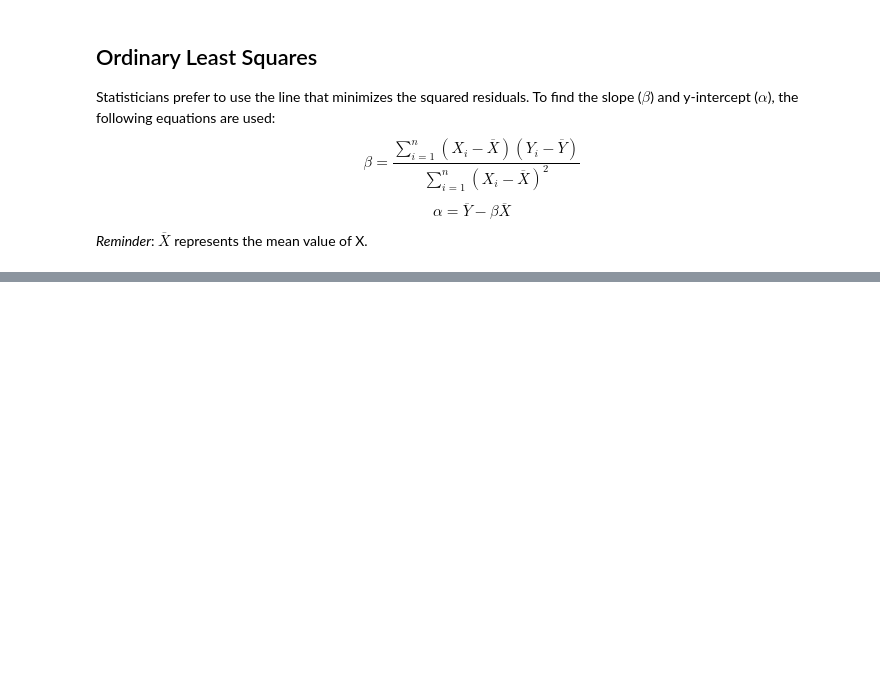
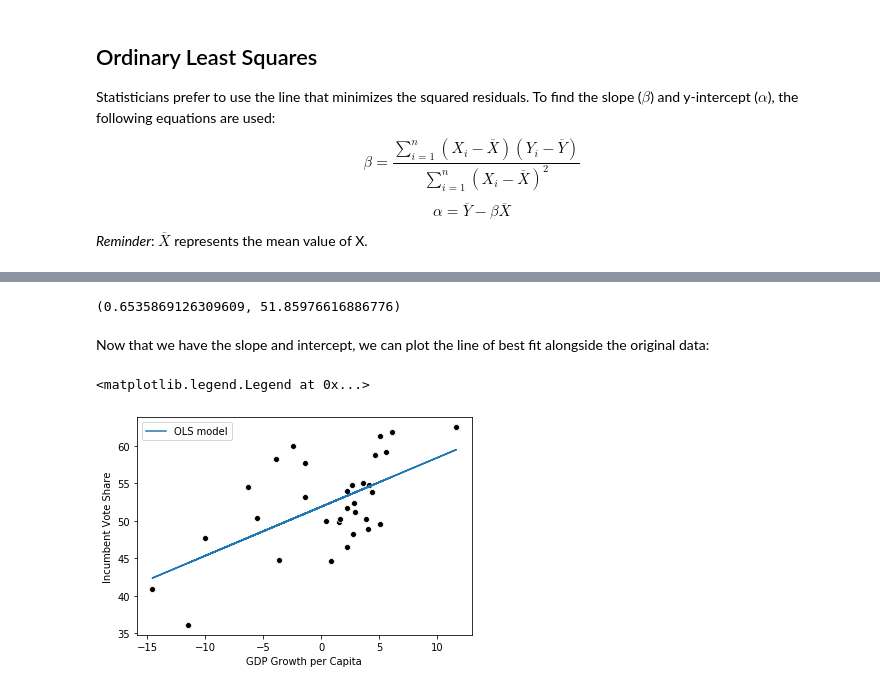
Before and after one commit to ds-modules/POLSCI-3, a Jupyter notebook: beta materials/Lecture_J_NB_1.ipynb, the cells around one changed output, grey strips where cells are left out. Cells and saved outputs as stored; diff of their text form; code cells hidden in the pictures; blank space fills up the shorter version.

```diff
--- a/beta materials/Lecture_J_NB_1.ipynb
+++ b/beta materials/Lecture_J_NB_1.ipynb
@@ -127,0 +132,18 @@ To calculate
+# %%
+gdp_vote_result = stats.linregress(fair_df.GROWTH, fair_df.VOTE)
+slope = gdp_vote_result[0]
+intercept = gdp_vote_result[1]
+slope, intercept
+# %% [output]
+(0.6535869126309609, 51.85976616886776)
+# %% [markdown]
+Now that we have the slope and intercept, we can plot the line of best fit alongside the original data:
+# %%
+sns.scatterplot('GROWTH', 'VOTE', data=fair_df, color='black')
+plt.plot(fair_df.GROWTH, fair_df.GROWTH*slope +intercept, label='OLS model')
+plt.xlabel('GDP Growth per Capita')
+plt.ylabel('Incumbent Vote Share')
+plt.legend()
+# %% [output]
+<matplotlib.legend.Legend at 0x...>
+[figure, added]
```
Also changed, not shown: parts of 21 cells of this notebook.
